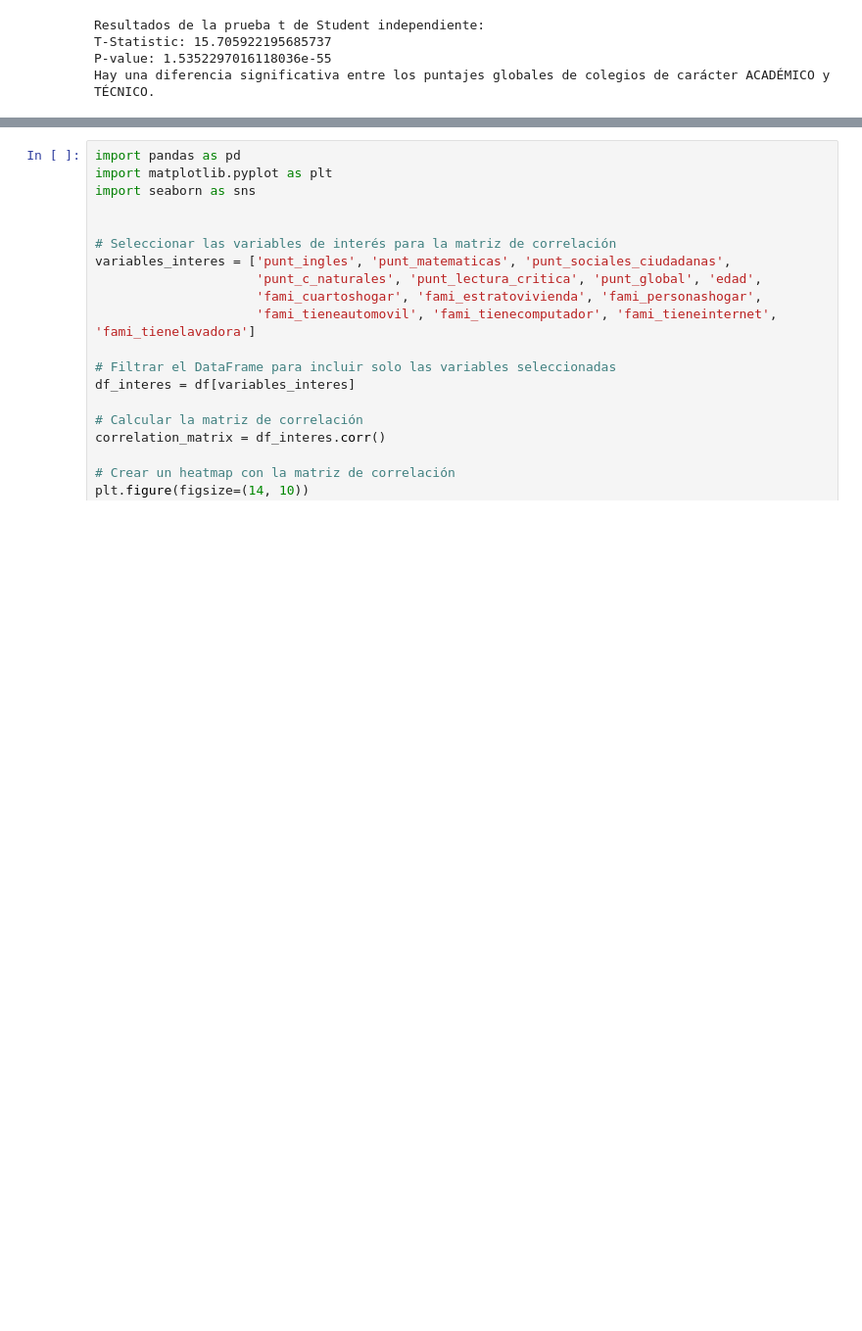
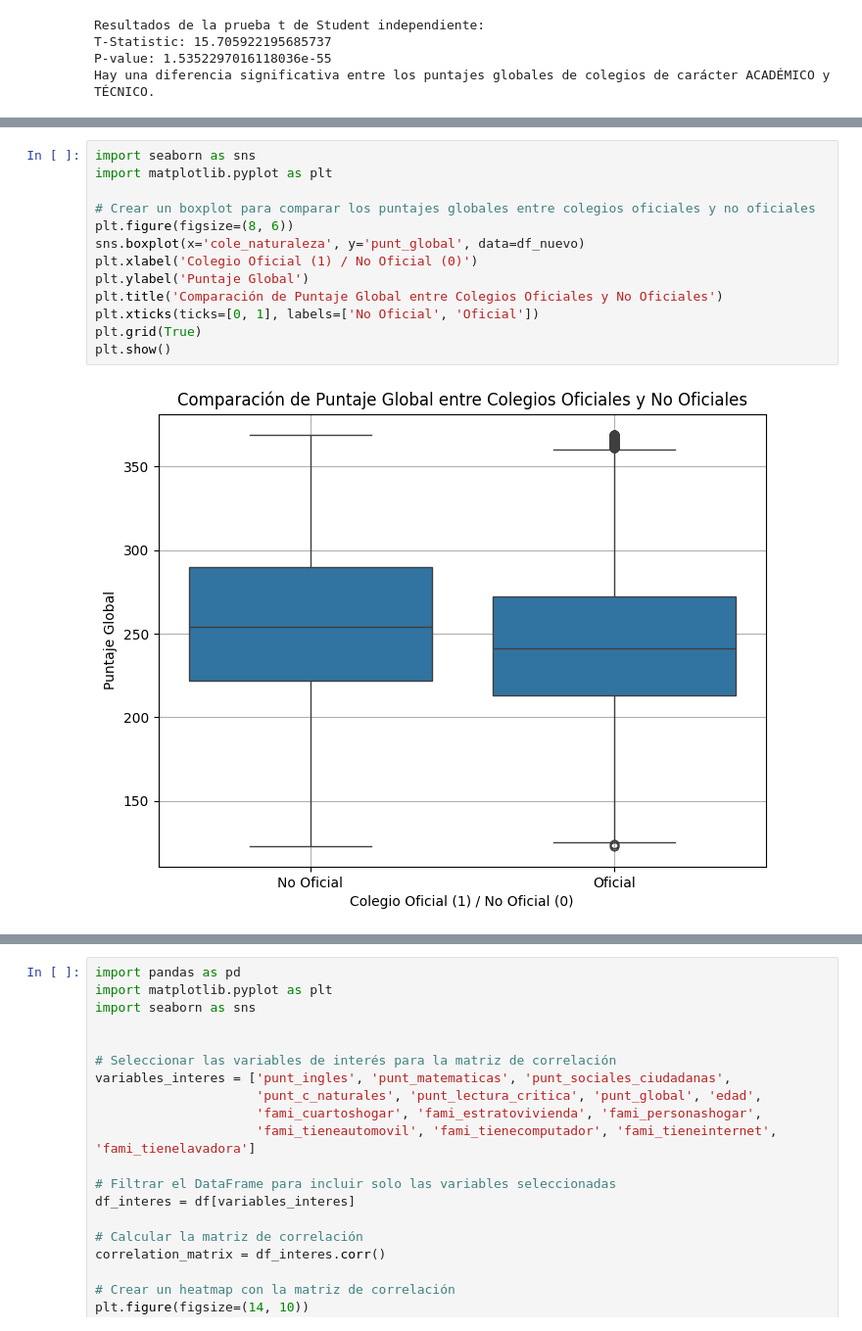
Before and after one commit to emartinezg4/ACTD-proyecto3, a Jupyter notebook: exploracion/Exploracion.ipynb, the cells around one changed output, grey strips where cells are left out. Shown at 98% size. Cells and saved outputs as stored; diff of their text form; blank space fills up the shorter version.

```diff
--- a/exploracion/Exploracion.ipynb
+++ b/exploracion/Exploracion.ipynb
@@ -282,0 +322,15 @@ Hay una diferencia significativa entre los puntajes globales de colegios de car
+# %%
+import seaborn as sns
+import matplotlib.pyplot as plt
+
+# Crear un boxplot para comparar los puntajes globales entre colegios oficiales y no oficiales
+plt.figure(figsize=(8, 6))
+sns.boxplot(x='cole_naturaleza', y='punt_global', data=df_nuevo)
+plt.xlabel('Colegio Oficial (1) / No Oficial (0)')
+plt.ylabel('Puntaje Global')
+plt.title('Comparación de Puntaje Global entre Colegios Oficiales y No Oficiales')
+plt.xticks(ticks=[0, 1], labels=['No Oficial', 'Oficial'])
+plt.grid(True)
+plt.show()
+# %% [output]
+[figure, added]
```
Also changed, not shown: parts of 6 cells of this notebook.
